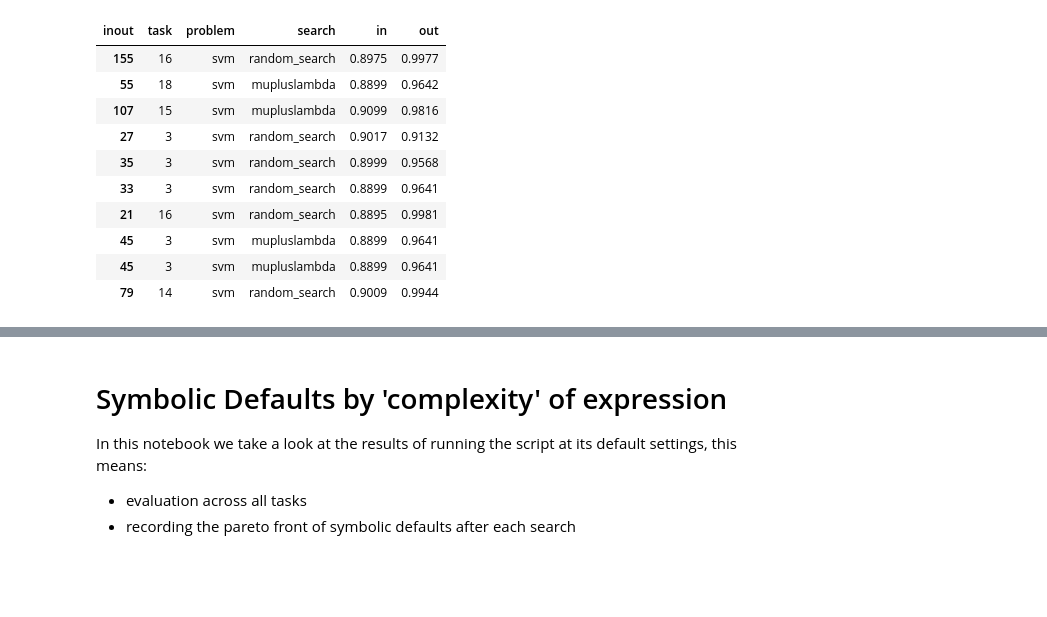
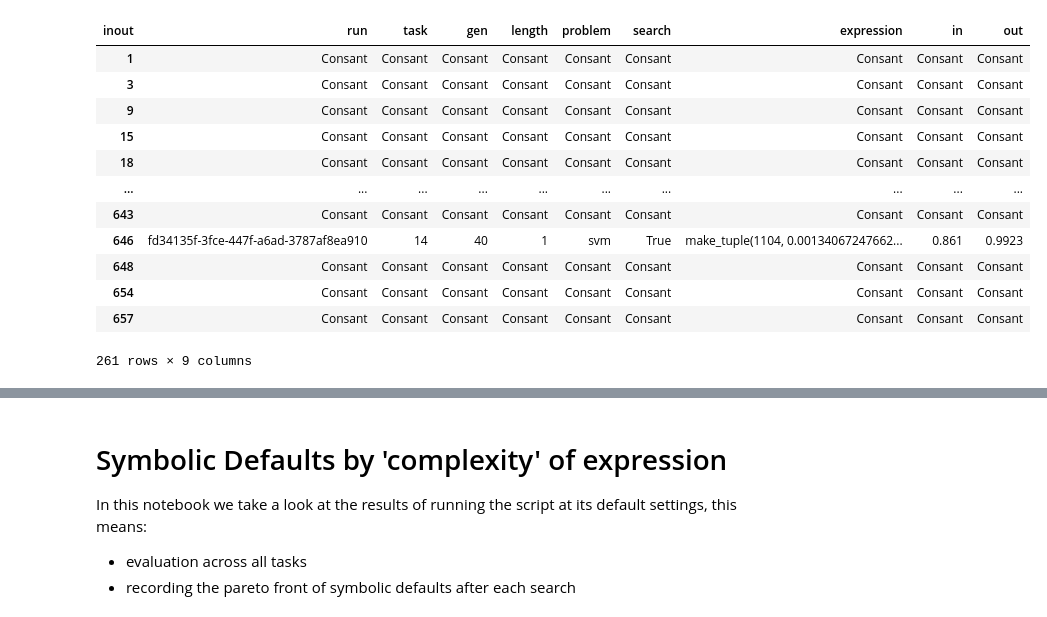
Before and after one commit to PGijsbers/symbolicdefaults, a Jupyter notebook: LogParsing-V3.ipynb, the cells around one changed output, grey strips where cells are left out. Saved outputs shown, nothing was run; the diff lists cells and outputs as text; code cells hidden in the pictures; blank space fills up the shorter version.

```diff
--- a/LogParsing-V3.ipynb
+++ b/LogParsing-V3.ipynb
@@ -14,7 +14,6 @@ class Runlog:
         self.problem = problem
         self.searches = searches
         self.benchmarks = benchmarks
-        self.log_dirs= os.listdir(f"runs/{algo}_{optimizer}/")
 
     @property
     def data(self):
@@ -22,22 +21,6 @@ class Runlog:
         for search in self.searches[1:]:
             df = df.append(read_run_logs(problem=self.problem, search=search, target="new_evaluations"))
         return df
-
-    @staticmethod
-    def pick_relative(x, eps=0.01):
-        """
-        Pick by relative improvement; Pick longer if better by 'eps', break if not
-        """
-        x = x.copy()
-        if len(x) == 1:
-            return(x)
-        x['relative_improvement'] = x['in'] - x['in'].shift(1, fill_value=0)
-        for ix, rw in x.iterrows():
-            if (rw['relative_improvement'] > eps):
-                use_ix = ix
-            else:
-                break
-        return use_ix
 
     def pick_final_expression(self, method = "best"):
         """
@@ -49,15 +32,19 @@ class Runlog:
         df = df[df.endresult]
         df = df.pivot_table(index=["run", "task", "gen", "length", "problem", "search", "expression"], columns="inout", values="score")
         df = df.reset_index()
+        #import pdb; pdb.set_trace()
         if method == "shortest":
             out = df[df.groupby("run")['length'].transform(min) == df['length']]
         elif method == "relative":
-            out = df.loc[[pick_relative(group) for name, group in fdf.groupby('run')]]
+            out = df.loc[[pick_relative(group) for name, group in df.groupby('run')]]
         else:
             out = df[df.groupby("run")['in'].transform(max) == df['in']]
         return out
 
     def get_benchmark_performances(self):
+        """
+        Load benchmark performances
+        """
         df = self.data[self.data['expression'].isin(self.benchmarks)]
         df = df.pivot_table(index=["run", "task","problem", "search", "expression"], columns="inout", values="score")
         df = df.reset_index()
@@ -65,10 +52,26 @@ class Runlog:
         df.drop_duplicates(inplace=True)
         return(df)
 
+def pick_relative(x, eps=0.01):
+    """
+    Pick by relative improvement; Pick longer if better by 'eps', break if not
+    """
+    x = x.copy()
+    if len(x) == 1:
+        return(x.index.values[0])
+
+    x['relative_improvement'] = x['in'] - x['in'].shift(1, fill_value=0)
+    use_ix = None
+    for ix, rw in x.iterrows():
+        if (rw['relative_improvement'] > eps):
+            use_ix = ix
+        else:
+            break
+    return use_ix
 
 def read_run_logs(problem:str, search: str, target: str):
     """
-    Read all log-files fobestr a given problem-search combination
+    Read all log-files for a given problem x search combination
     """
     log_dir = f"runs/{problem}_{search}/"
     dirs = [os.path.join(log_dir, f) for f in os.listdir(log_dir)]
@@ -77,21 +80,26 @@ def read_run_logs(problem:str, search: str, target: str):
         df = df.append(pd.read_csv(f"{dir}/{target}.csv", sep=";"))
     df['problem'] = problem
     df['search'] = search
+    df['search']
     return df
 # %%
 benchmarks = ["sklearn_default", "mlr_default", "symbolic_best"]
 log = Runlog('svm',  ["mupluslambda", "random_search", "True"], benchmarks=benchmarks)
+
 df = log.pick_final_expression('relative')
+df.where(df["search"] == "True", "Consant")
 # %% [output]
-| inout | task | problem | search | in | out |
-| 155 | 16 | svm | random_search | 0.8975 | 0.9977 |
-| 55 | 18 | svm | mupluslambda | 0.8899 | 0.9642 |
-| 107 | 15 | svm | mupluslambda | 0.9099 | 0.9816 |
-| 27 | 3 | svm | random_search | 0.9017 | 0.9132 |
-| 35 | 3 | svm | random_search | 0.8999 | 0.9568 |
-| 33 | 3 | svm | random_search | 0.8899 | 0.9641 |
-| 21 | 16 | svm | random_search | 0.8895 | 0.9981 |
-| 45 | 3 | svm | mupluslambda | 0.8899 | 0.9641 |
-| 45 | 3 | svm | mupluslambda | 0.8899 | 0.9641 |
-| 79 | 14 | svm | random_search | 0.9009 | 0.9944 |
+| inout | run | task | gen | length | problem | search | expression | in | out |
+| 1 | Consant | Consant | Consant | Consant | Consant | Consant | Consant | Consant | Consant |
+| 3 | Consant | Consant | Consant | Consant | Consant | Consant | Consant | Consant | Consant |
+| 9 | Consant | Consant | Consant | Consant | Consant | Consant | Consant | Consant | Consant |
+| 15 | Consant | Consant | Consant | Consant | Consant | Consant | Consant | Consant | Consant |
+| 18 | Consant | Consant | Consant | Consant | Consant | Consant | Consant | Consant | Consant |
+| ... | ... | ... | ... | ... | ... | ... | ... | ... | ... |
+| 643 | Consant | Consant | Consant | Consant | Consant | Consant | Consant | Consant | Consant |
+| 646 | fd34135f-3fce-447f-a6ad-3787af8ea910 | 14 | 40 | 1 | svm | True | make_tuple(1104, 0.00134067247662... | 0.861 | 0.9923 |
+| 648 | Consant | Consant | Consant | Consant | Consant | Consant | Consant | Consant | Consant |
+| 654 | Consant | Consant | Consant | Consant | Consant | Consant | Consant | Consant | Consant |
+| 657 | Consant | Consant | Consant | Consant | Consant | Consant | Consant | Consant | Consant |
+261 rows × 9 columns
 # %%
```
Also changed, not shown: parts of 2 cells of this notebook.
